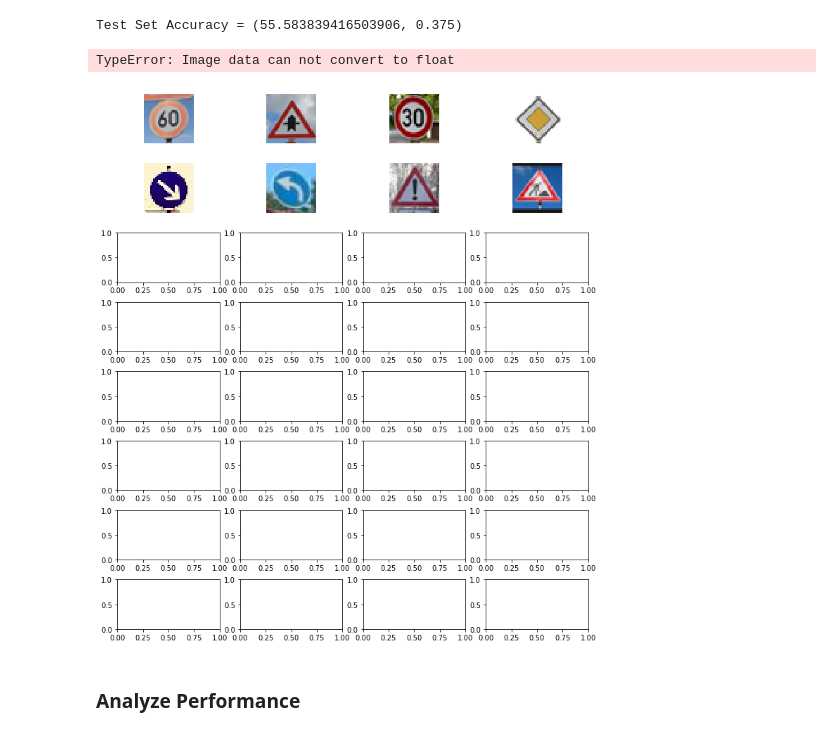
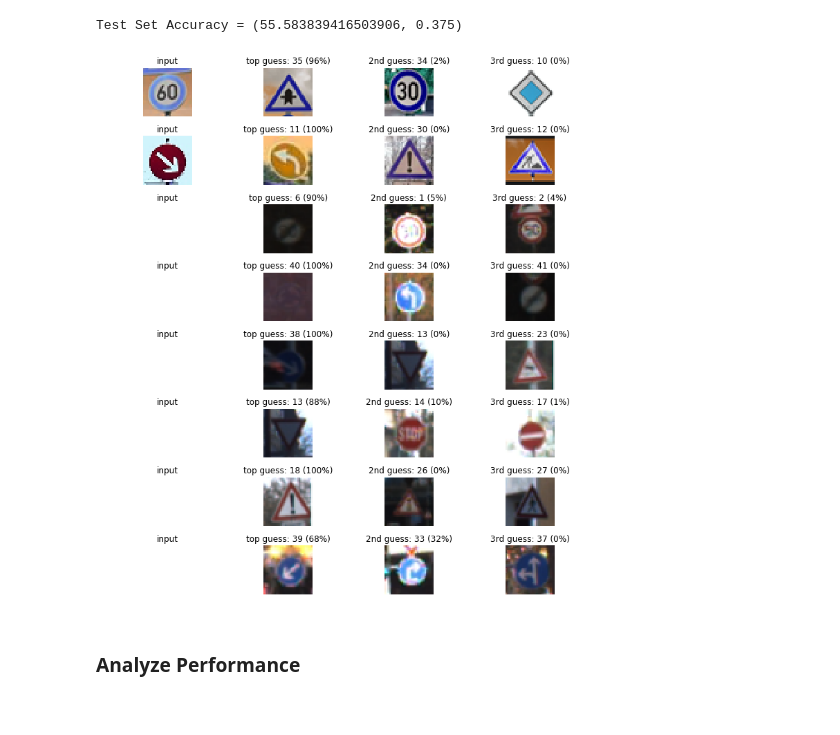
Before and after one commit to carter3689/Self-driving-car-project2, a Jupyter notebook: Traffic_Sign_Classifier.ipynb, the cells around one changed output. Drawn from its saved outputs; the diff is of its cells as text; code cells hidden in the pictures.

Commit message:
Adding changes with new guess plots

```diff
--- a/Traffic_Sign_Classifier.ipynb
+++ b/Traffic_Sign_Classifier.ipynb
@@ -518,42 +518,41 @@ with tf.Session() as sess:
     saver.restore(sess, "./lenet")
     my_softmax_logits = sess.run(softmax_logits, feed_dict={x: candidate_images_normalized, keep_prob: 1.0})
     my_top_k = sess.run(top_k, feed_dict={x: candidate_images_normalized, keep_prob: 1.0})
 
 
     fig, axs = plt.subplots(len(candidate_images),4, figsize=(12, 14))
     fig.subplots_adjust(hspace = .4, wspace=.2)
     axs = axs.ravel()
 
     candidate_images = []
 
     for i, img in enumerate(glob.glob('./my-found-traffic-signs/*x.png')):
         image = cv2.imread(img)
         axs[i].axis('off')
         axs[i].imshow(cv2.cvtColor(image, cv2.COLOR_BGR2RGB))
         candidate_images.append(image)
 
-    for i, image in enumerate(candidate_images_normalized):
+    for i, image in enumerate(candidate_images):
         axs[4*i].axis('off')
         axs[i].imshow(image)
         axs[4*i].set_title('input')
         guess1 = my_top_k[1][i][0]
-        index1 = np.argwhere(y_validation == guess1)[0]
+        index1 = np.argwhere(y_valid == guess1)[0]
         axs[4*i+1].axis('off')
-        axs[4*i+1].imshow(X_validation[index1].squeeze(), cmap='gray')
+        axs[4*i+1].imshow(X_valid[index1].squeeze(), cmap='gray')
         axs[4*i+1].set_title('top guess: {} ({:.0f}%)'.format(guess1, 100*my_top_k[0][i][0]))
         guess2 = my_top_k[1][i][1]
-        index2 = np.argwhere(y_validation == guess2)[0]
+        index2 = np.argwhere(y_valid == guess2)[0]
         axs[4*i+2].axis('off')
-        axs[4*i+2].imshow(X_validation[index2].squeeze(), cmap='gray')
+        axs[4*i+2].imshow(X_valid[index2].squeeze(), cmap='gray')
         axs[4*i+2].set_title('2nd guess: {} ({:.0f}%)'.format(guess2, 100*my_top_k[0][i][1]))
         guess3 = my_top_k[1][i][2]
-        index3 = np.argwhere(y_validation == guess3)[0]
+        index3 = np.argwhere(y_valid == guess3)[0]
         axs[4*i+3].axis('off')
-        axs[4*i+3].imshow(X_validation[index3].squeeze(), cmap='gray')
+        axs[4*i+3].imshow(X_valid[index3].squeeze(), cmap='gray')
         axs[4*i+3].set_title('3rd guess: {} ({:.0f}%)'.format(guess3, 100*my_top_k[0][i][2]))
 # %% [output]
-TypeError: Image data can not convert to float
-[figure, old version]
+[figure, new version]
 # %% [markdown]
 ### Analyze Performance
 # %%
```
